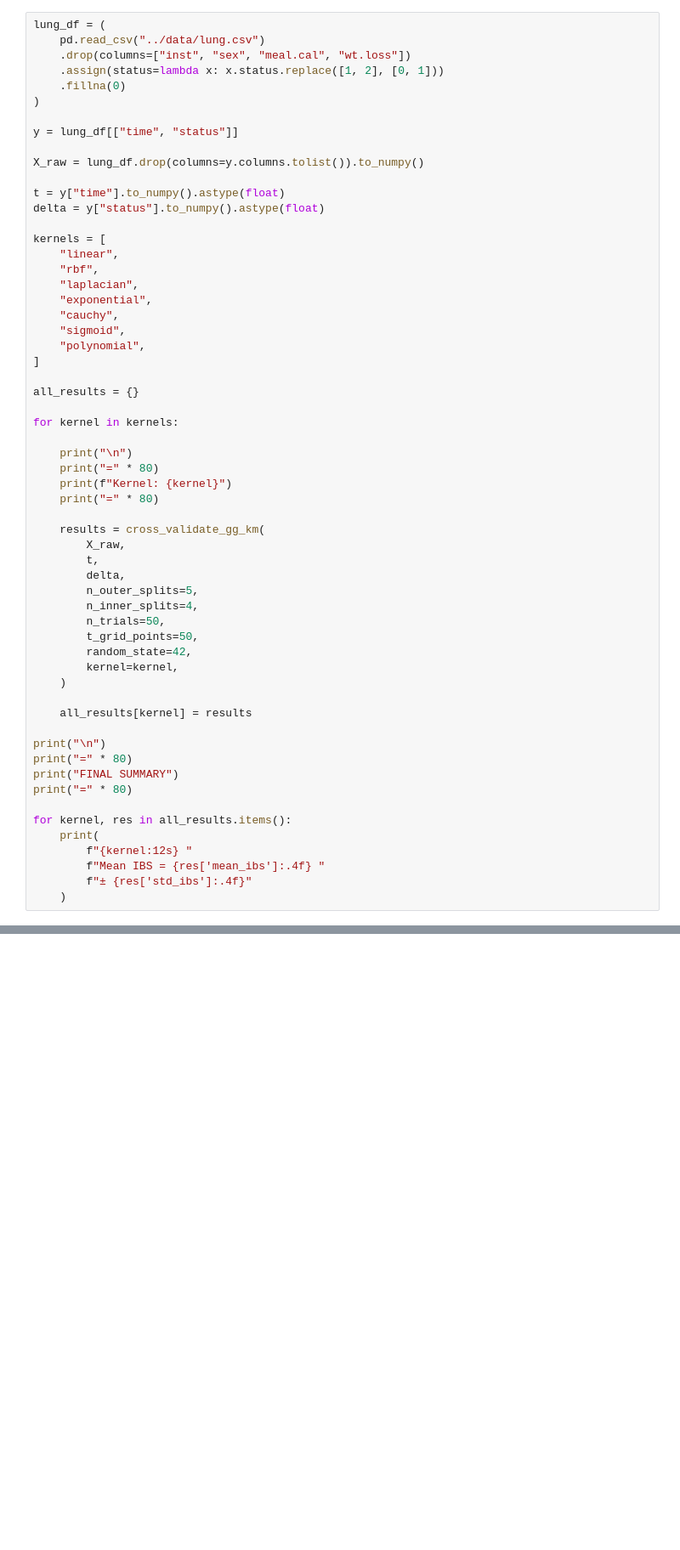
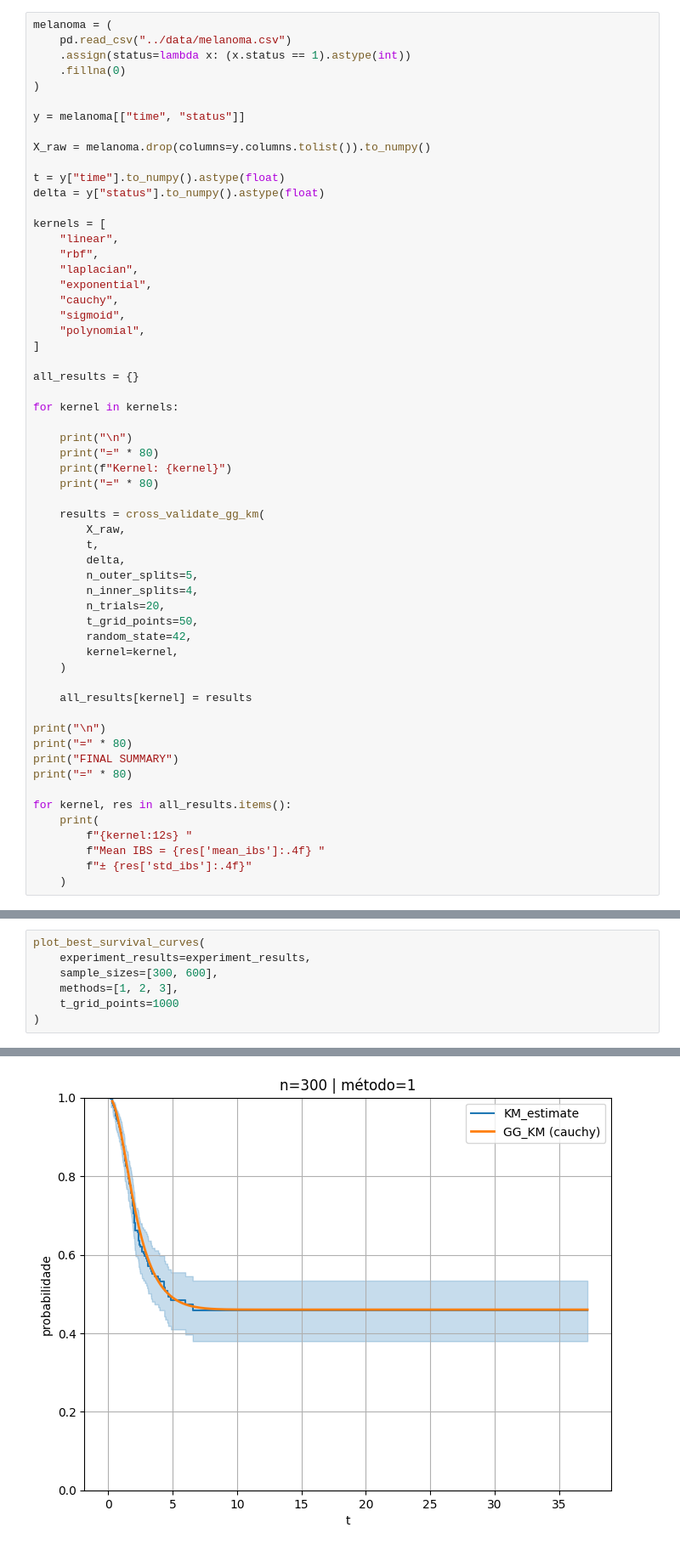
Before and after one commit to cowvin0/master_thesis, a Jupyter notebook: topicos_pesquisa_I/aplicacao_relatorio_2/km_gg.ipynb, the cells around one changed output, grey strips where cells are left out. Shown at 85% size. Saved outputs shown, nothing was run; the diff lists cells and outputs as text; blank space fills up the shorter version.

```diff
--- a/topicos_pesquisa_I/aplicacao_relatorio_2/km_gg.ipynb
+++ b/topicos_pesquisa_I/aplicacao_relatorio_2/km_gg.ipynb
@@ -495,14 +543,13 @@ Error:
 # %%
-lung_df = (
-    pd.read_csv("../data/lung.csv")
-    .drop(columns=["inst", "sex", "meal.cal", "wt.loss"])
-    .assign(status=lambda x: x.status.replace([1, 2], [0, 1]))
+melanoma = (
+    pd.read_csv("../data/melanoma.csv")
+    .assign(status=lambda x: (x.status == 1).astype(int))
     .fillna(0)
 )
 
-y = lung_df[["time", "status"]]
+y = melanoma[["time", "status"]]
 
-X_raw = lung_df.drop(columns=y.columns.tolist()).to_numpy()
+X_raw = melanoma.drop(columns=y.columns.tolist()).to_numpy()
 
 t = y["time"].to_numpy().astype(float)
 delta = y["status"].to_numpy().astype(float)
@@ -532,7 +579,7 @@ for kernel in kernels:
         delta,
         n_outer_splits=5,
         n_inner_splits=4,
-        n_trials=50,
+        n_trials=20,
         t_grid_points=50,
         random_state=42,
         kernel=kernel,
@@ -570,0 +1344,8 @@ Kernel: linear
+# %%
+plot_best_survival_curves(
+    experiment_results=experiment_results,
+    sample_sizes=[300, 600],
+    methods=[1, 2, 3],
+    t_grid_points=1000
+)
+# %% [output]
@@ -570,0 +1355 @@ Kernel: linear
+[figure, added]
```
Also changed, not shown: parts of 13 cells of this notebook, 11 other files.
